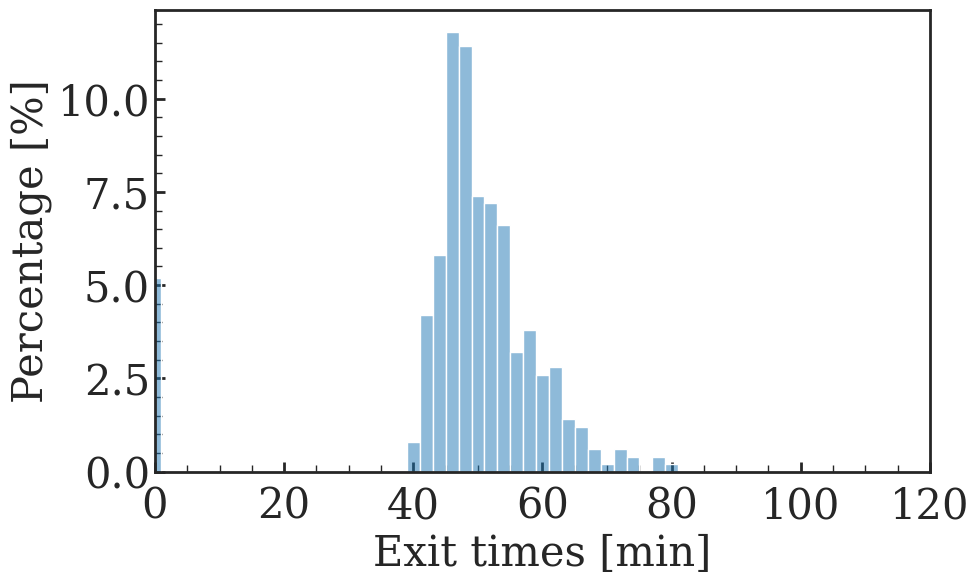
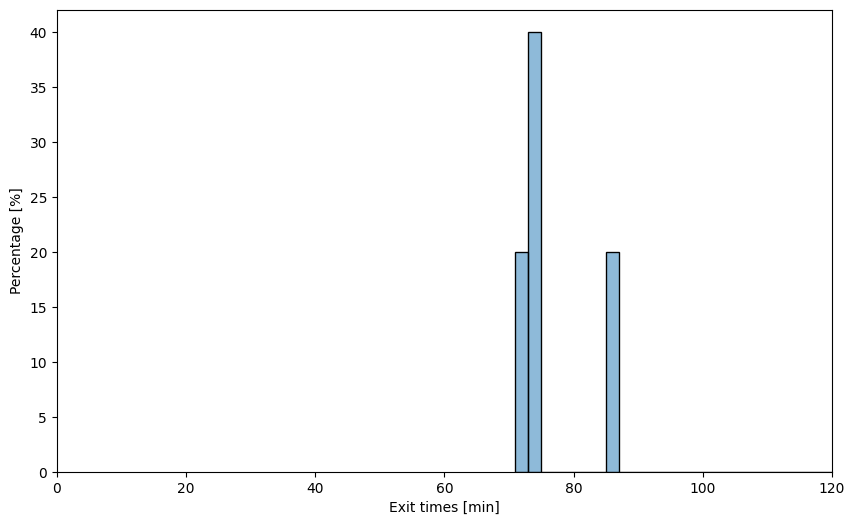
Unified diff of the notebook cell whose output changed from the first chart to the second:
--- before
+++ after
@@ -9,5 +9,5 @@
 
 # Fix the scales for conc, time and position (adjust the units in plot titles accordingly)
-t_unit = 1 # min
+t_unit = 1 # min # use seconds here as in 
 r_unit = 0.4 # cm
 beta_scale = 1e+04
@@ -19,5 +19,5 @@
 #data = "/home/ecasual/Documents/Uni/droplet-maze/simulation-code/output/2_particles"
 #data = "/home/ecasual/Documents/Uni/droplet-maze/simulation-code/output/4_particles"
-data = "/home/ecasual/Documents/Uni/droplet-maze/simulation-code/output/10_particles"
+# data = "/home/ecasual/Documents/Uni/droplet-maze/simulation-code/output/10_particles"
 exit_times = np.loadtxt(data + '/exit_times.txt', delimiter=' ', skiprows=1, usecols=0)
 
@@ -42,3 +42,3 @@
 #fig.savefig('/home/ecasual/Documents/Uni/droplet-maze/presentations/journalclub/journalclub_2026-06-16' + 'Ran_droplet_2-particle_hist_tte.png', dpi=300, bbox_inches='tight')
 #fig.savefig('/home/ecasual/Documents/Uni/droplet-maze/presentations/journalclub/journalclub_2026-06-16' + 'Ran_droplet_4-particle_hist_tte.png', dpi=300, bbox_inches='tight')
-fig.savefig('/home/ecasual/Documents/Uni/droplet-maze/presentations/journalclub/journalclub_2026-06-16' + 'Ran_droplet_10-particle_hist_tte.png', dpi=300, bbox_inches='tight')
+# fig.savefig('/home/ecasual/Documents/Uni/droplet-maze/presentations/journalclub/journalclub_2026-06-16' + 'Ran_droplet_10-particle_hist_tte.png', dpi=300, bbox_inches='tight')

Commit: added exit time analysis changes for exit time hist plots